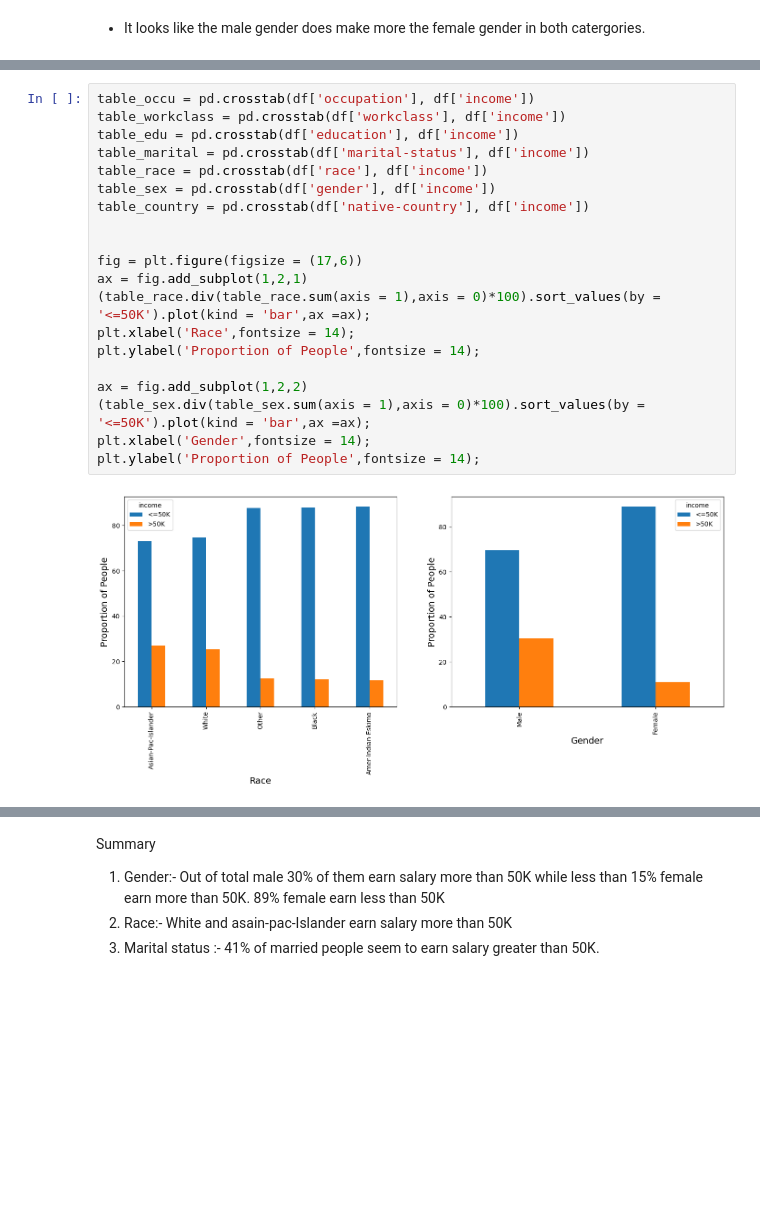
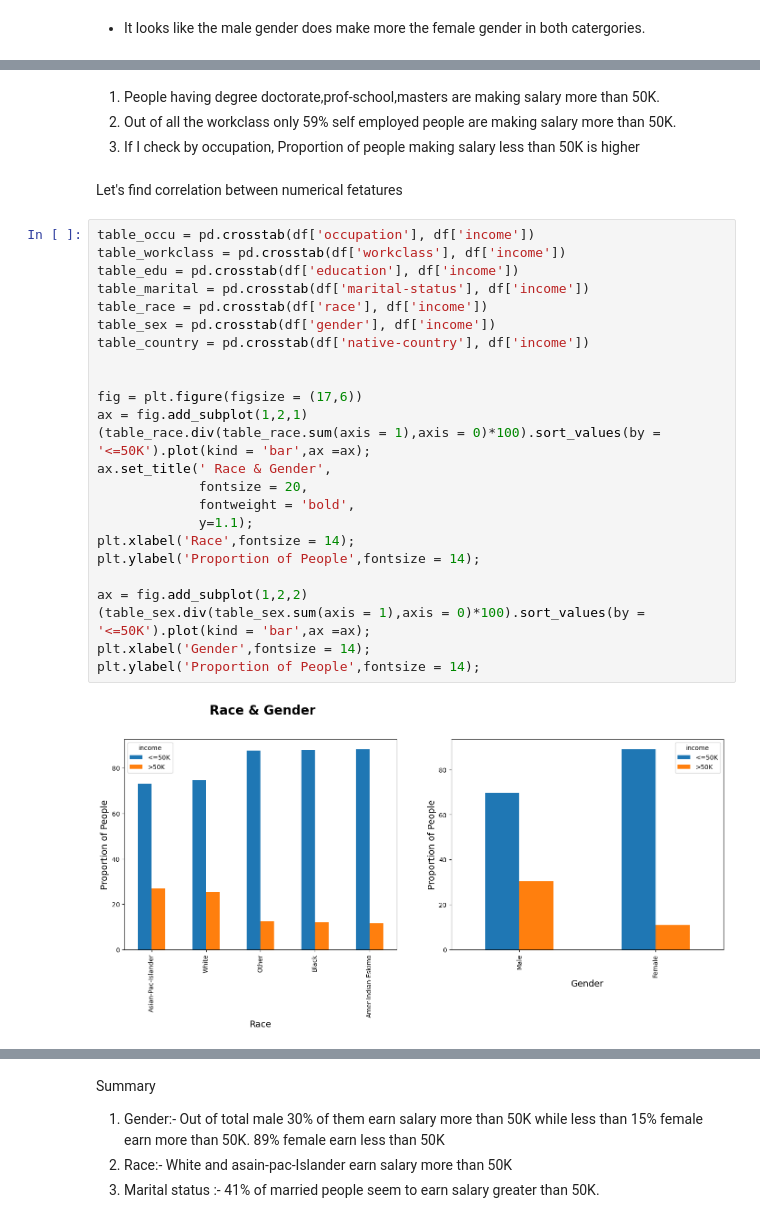
Before and after one commit to Kassandracw8/Adult-Income-, a Jupyter notebook: Adult_Income.ipynb, the cells around one changed output, grey strips where cells are left out. Cells and saved outputs as stored; diff of their text form; blank space fills up the shorter version.

```diff
--- a/Adult_Income.ipynb
+++ b/Adult_Income.ipynb
@@ -444,25 +502,37 @@ plt.xticks(rotation=90);
+# %% [markdown]
+
+
+1.   People having degree doctorate,prof-school,masters are making salary more than 50K.
+2. Out of all the workclass only 59% self employed people are making salary more than 50K.
+3. If I check by occupation, Proportion of people making salary less than 50K is higher
+# %% [markdown]
+Let's find correlation between numerical fetatures
 # %%
 table_occu = pd.crosstab(df['occupation'], df['income'])
 table_workclass = pd.crosstab(df['workclass'], df['income'])
 table_edu = pd.crosstab(df['education'], df['income'])
 table_marital = pd.crosstab(df['marital-status'], df['income'])
 table_race = pd.crosstab(df['race'], df['income'])
 table_sex = pd.crosstab(df['gender'], df['income'])
 table_country = pd.crosstab(df['native-country'], df['income'])
 
 
 fig = plt.figure(figsize = (17,6))
 ax = fig.add_subplot(1,2,1)
 (table_race.div(table_race.sum(axis = 1),axis = 0)*100).sort_values(by = '<=50K').plot(kind = 'bar',ax =ax);
+ax.set_title(' Race & Gender',
+             fontsize = 20,
+             fontweight = 'bold',
+             y=1.1);
 plt.xlabel('Race',fontsize = 14);
 plt.ylabel('Proportion of People',fontsize = 14);
 
 ax = fig.add_subplot(1,2,2)
 (table_sex.div(table_sex.sum(axis = 1),axis = 0)*100).sort_values(by = '<=50K').plot(kind = 'bar',ax =ax);
 plt.xlabel('Gender',fontsize = 14);
 plt.ylabel('Proportion of People',fontsize = 14);
 # %% [output]
-[figure, old version]
+[figure, new version]
 # %%
 fig = plt.figure(figsize = (17,6))
 ax = fig.add_subplot(1,2,1)
```
Also changed, not shown: parts of 42 cells of this notebook.
